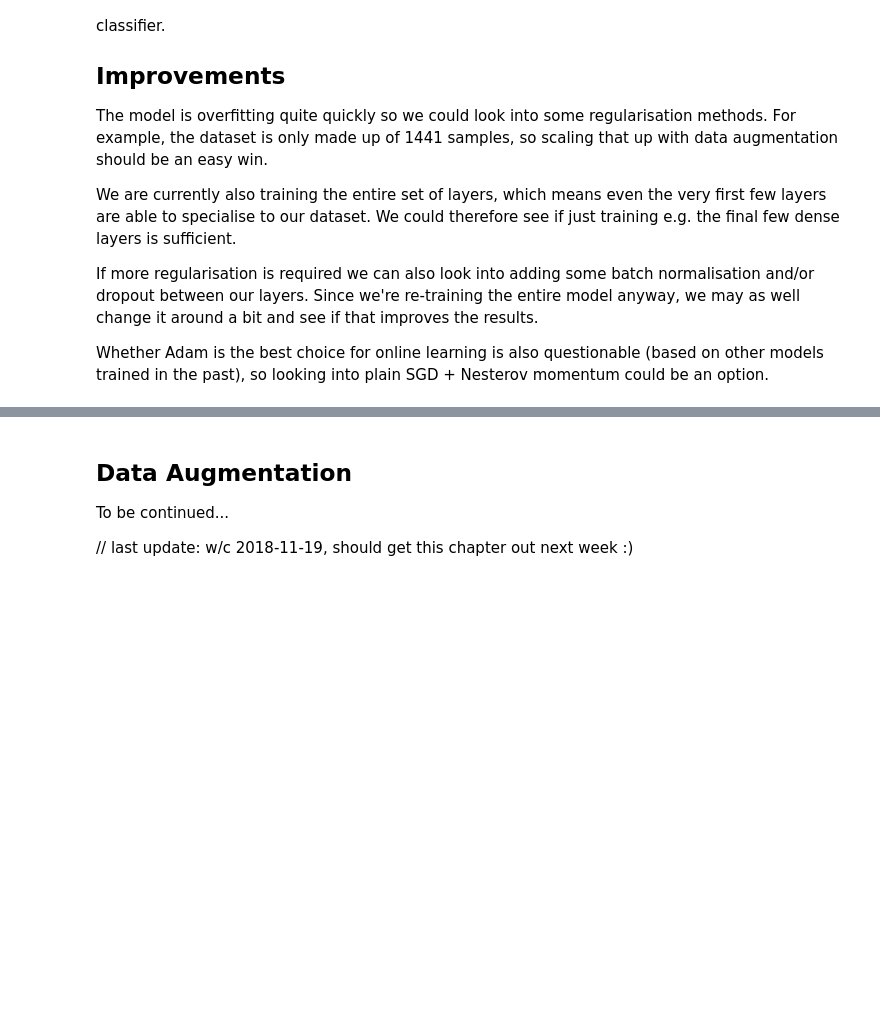
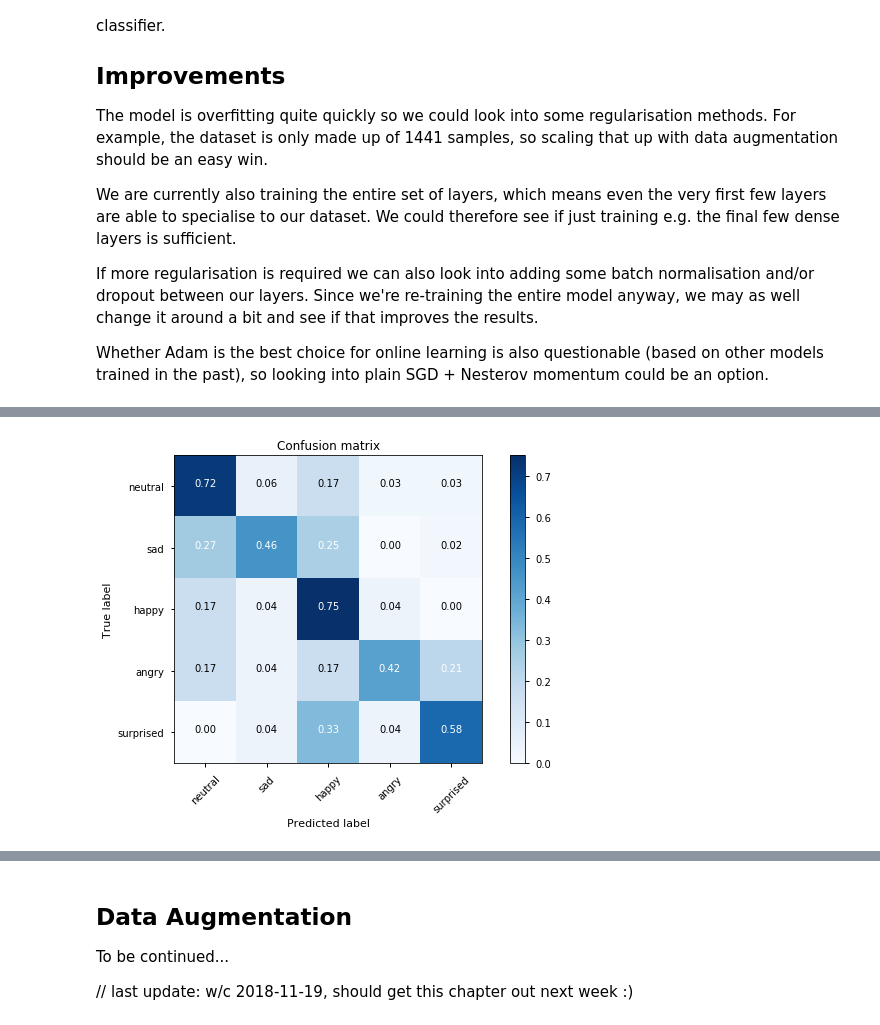
Before and after one commit to SNeugber/vgg-emotion-classifier, a Jupyter notebook: experiments/Transfer Learning on pretrained VGGish model for emotion classification.ipynb, the cells around one changed output, grey strips where cells are left out. Saved outputs shown, nothing was run; the diff lists cells and outputs as text; code cells hidden in the pictures; blank space fills up the shorter version.

```diff
--- a/experiments/Transfer Learning on pretrained VGGish model for emotion classification.ipynb
+++ b/experiments/Transfer Learning on pretrained VGGish model for emotion classification.ipynb
@@ -771,0 +1040,4 @@ Whether Adam is the best choice for online learning is also questionable (based
+# %%
+plot_confusion_matrix(results["confusion"], classes=emotions, normalize=True)
+# %% [output]
+[figure, added]
```
Also changed, not shown: parts of 29 cells of this notebook.
